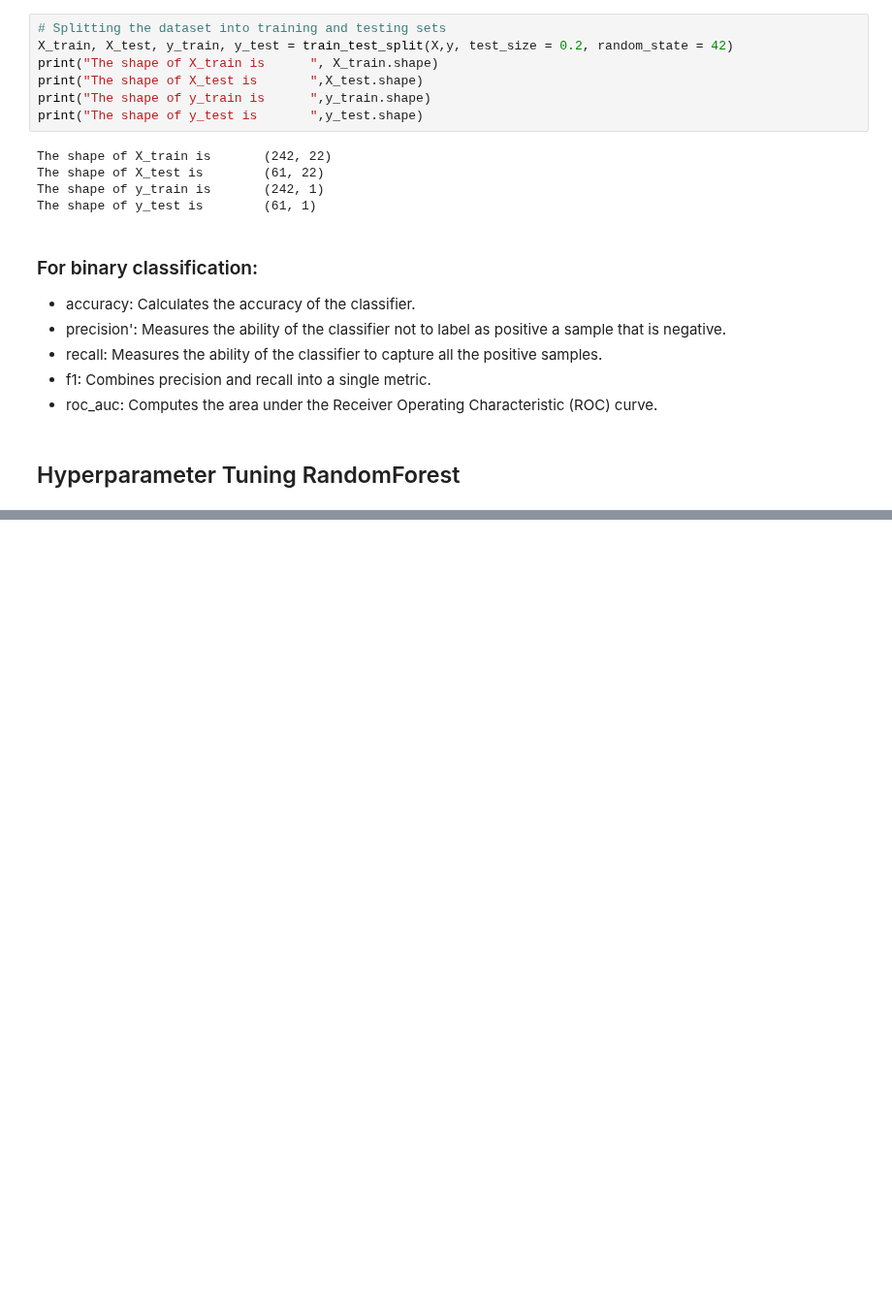
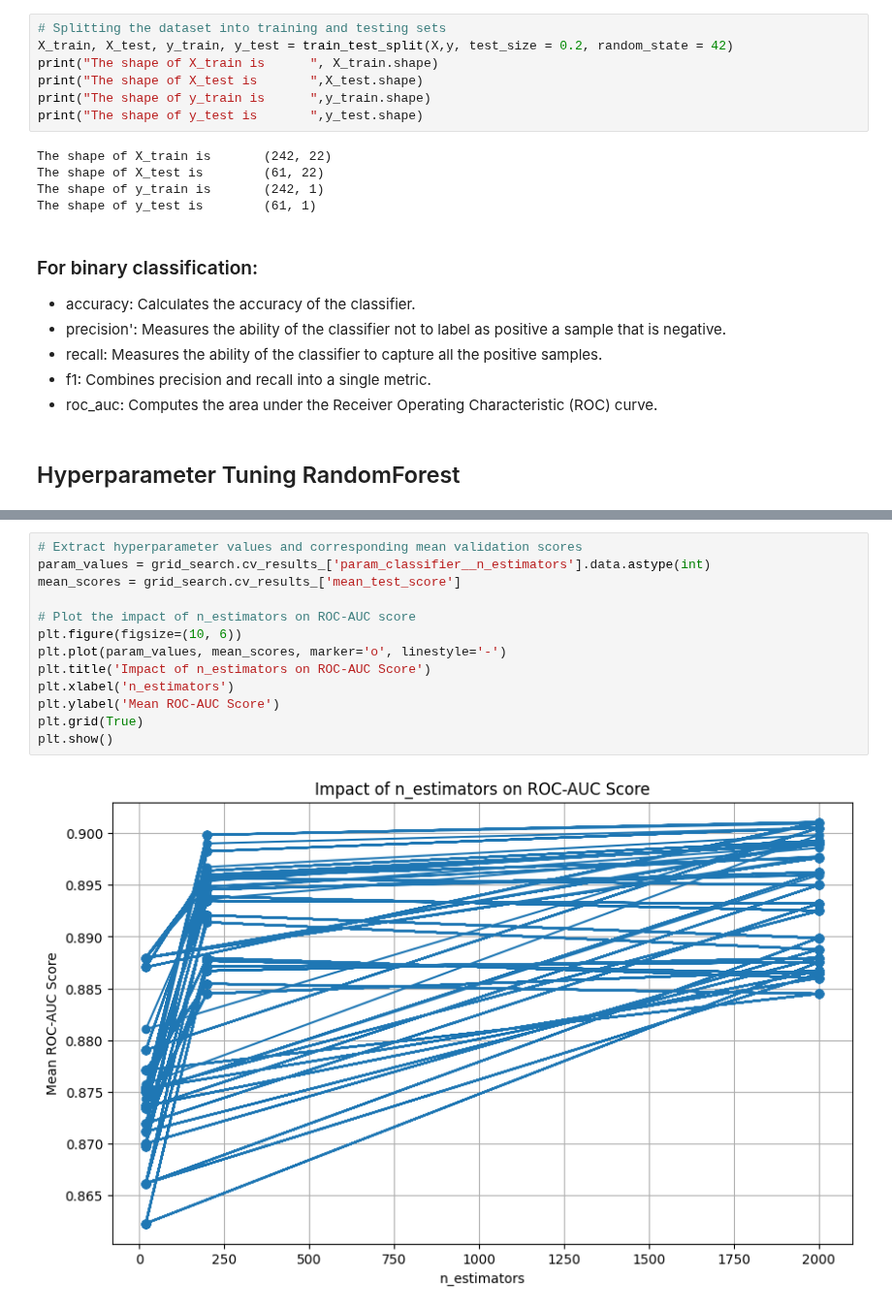
Before and after one commit to pparkitn/kaggle, a Jupyter notebook: classification-random-forest.ipynb, the cells around one changed output, grey strips where cells are left out. Shown at 97% size. Saved outputs shown, nothing was run; the diff lists cells and outputs as text; blank space fills up the shorter version.

```diff
--- a/classification-random-forest.ipynb
+++ b/classification-random-forest.ipynb
@@ -234 +235,16 @@ Wall time: 14.5 s
 ['model.pkl']
+# %%
+# Extract hyperparameter values and corresponding mean validation scores
+param_values = grid_search.cv_results_['param_classifier__n_estimators'].data.astype(int)
+mean_scores = grid_search.cv_results_['mean_test_score']
+
+# Plot the impact of n_estimators on ROC-AUC score
+plt.figure(figsize=(10, 6))
+plt.plot(param_values, mean_scores, marker='o', linestyle='-')
+plt.title('Impact of n_estimators on ROC-AUC Score')
+plt.xlabel('n_estimators')
+plt.ylabel('Mean ROC-AUC Score')
+plt.grid(True)
+plt.show()
+# %% [output]
+[figure, added]
```
Also changed, not shown: parts of 8 cells of this notebook.
